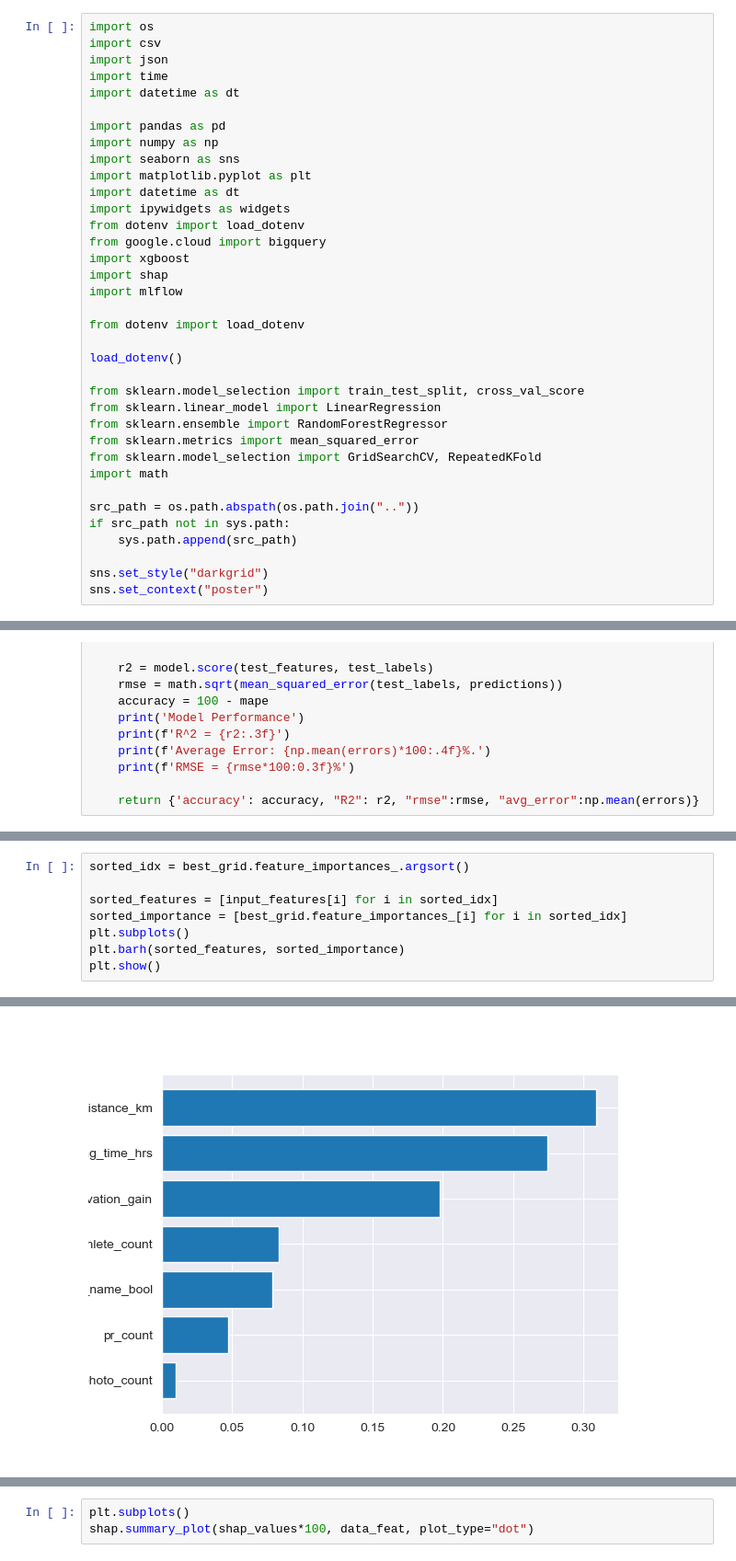
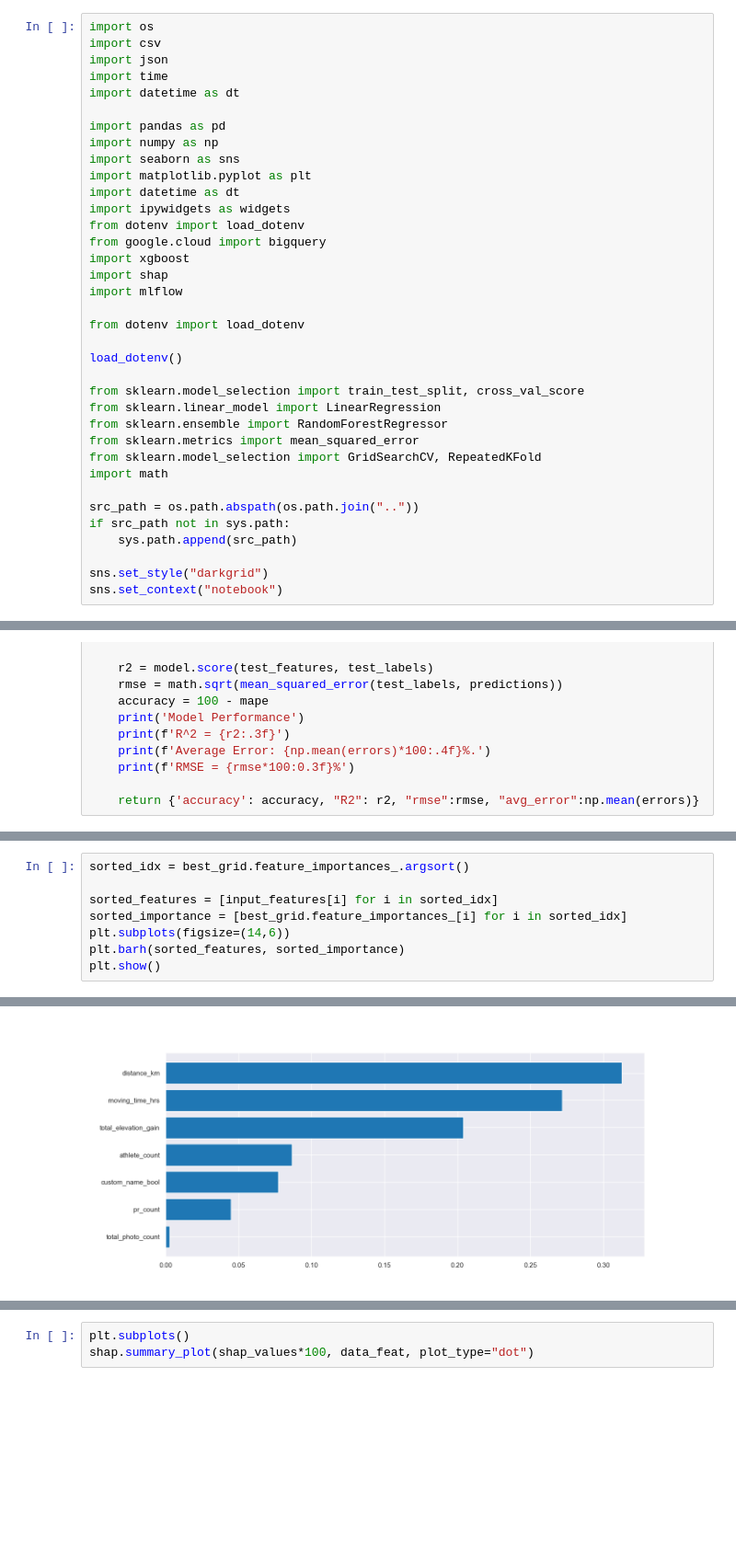
Before and after one commit to andrewst93/strava_snooper_dashboard, a Jupyter notebook: notebooks/2.0-ta-kudos-modelling.ipynb, the cells around one changed output, grey strips where cells are left out. Shown at 92% size. Cells and saved outputs as stored; diff of their text form; blank space fills up the shorter version.

```diff
--- a/notebooks/2.0-ta-kudos-modelling.ipynb
+++ b/notebooks/2.0-ta-kudos-modelling.ipynb
@@ -33,6 +33,6 @@ if src_path not in sys.path:
     sys.path.append(src_path)
 
 sns.set_style("darkgrid")
-sns.set_context("poster")
+sns.set_context("notebook")
 # %%
 # # For local running
@@ -407,7 +436,7 @@ sorted_idx = best_grid.feature_importances_.argsort()
 
 sorted_features = [input_features[i] for i in sorted_idx]
 sorted_importance = [best_grid.feature_importances_[i] for i in sorted_idx]
-plt.subplots()
+plt.subplots(figsize=(14,6))
 plt.barh(sorted_features, sorted_importance)
 plt.show()
 # %% [output]
@@ -414,4 +446,4 @@ plt.show()
-[figure, old version]
+[figure, new version]
 # %%
 explainer = shap.TreeExplainer(best_grid)
 
```
Also changed, not shown: parts of 25 cells of this notebook, 3 other files.
